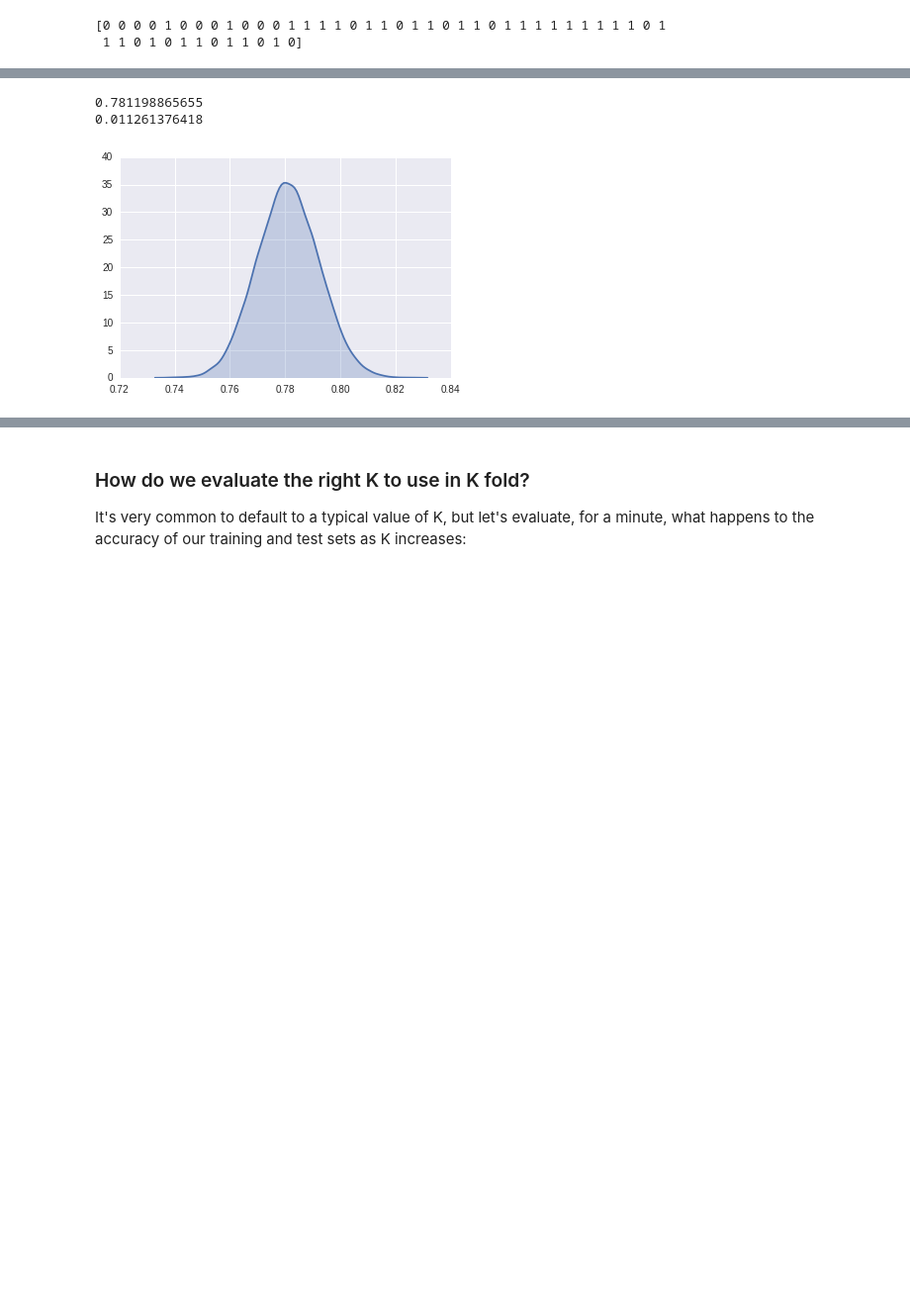
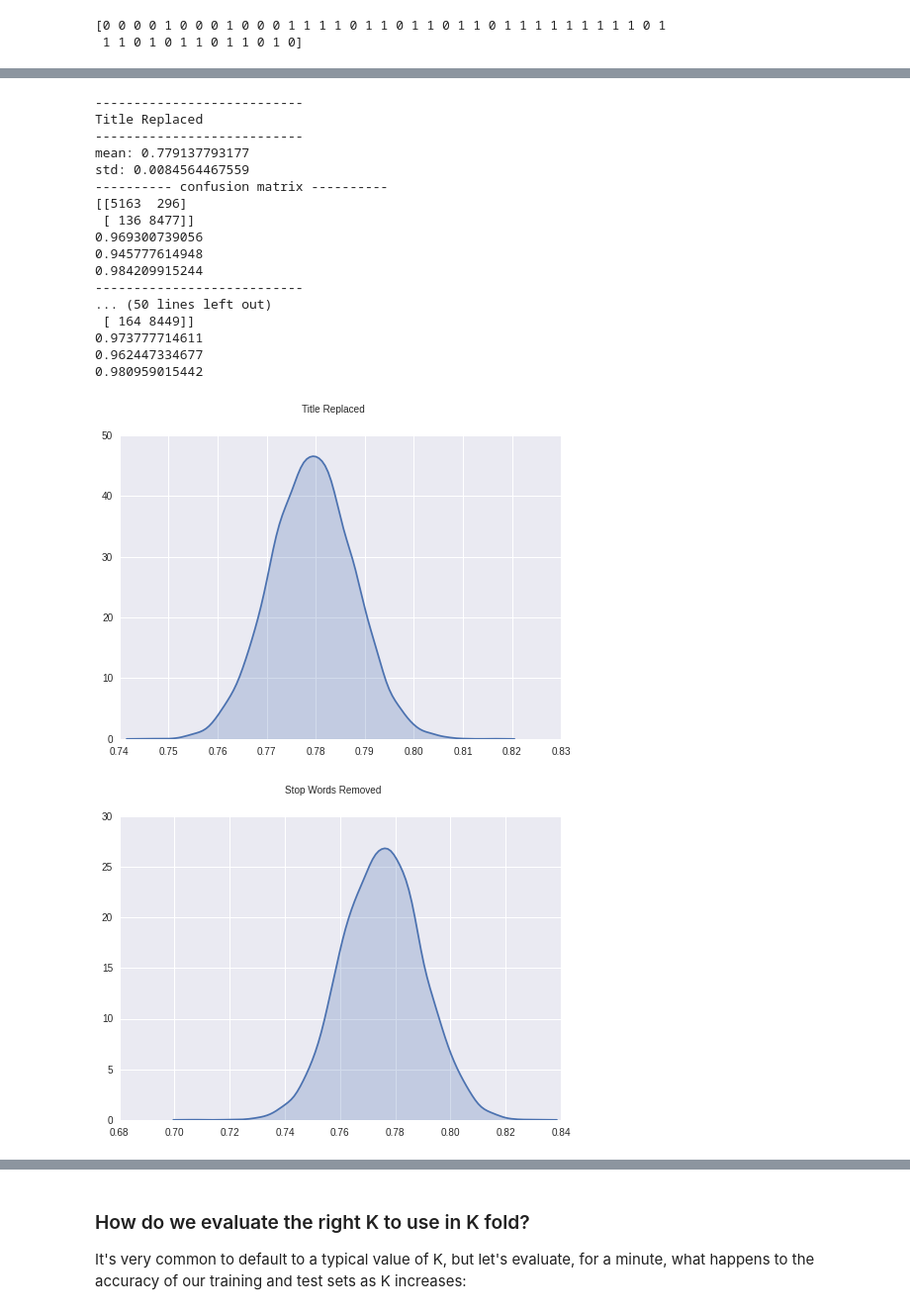
Before and after one commit to sallyi/ga_assignments, a Jupyter notebook: Text_Analysis.ipynb, the cells around one changed output, grey strips where cells are left out. Shown at 99% size. Cells and saved outputs as stored; diff of their text form; code cells hidden in the pictures; blank space fills up the shorter version.

```diff
--- a/Text_Analysis.ipynb
+++ b/Text_Analysis.ipynb
@@ -220,3 +130,0 @@ What's the difference between fit and fit_transform?
-# %%
-x = vectorizer.fit_transform(critics.quote)
-vectorizer.get_feature_names()
@@ -268,13 +178,16 @@ def train_and_measure(classifier, x, y, test_size):
     print "Accuracy on training data: %0.2f" % (training_accuracy)
     print "Accuracy on test data:     %0.2f" % (test_accuracy)
 
-train_and_measure(naive_bayes.MultinomialNB(), x, y, 0.3)
 
-x_ones = (x > 1) # recall that a bernoulli interpretation will only work with 1s and 0s, or binary data.
-train_and_measure(naive_bayes.BernoulliNB(), x_ones, y, 0.3)
-train_and_measure(naive_bayes.BernoulliNB(), x, y, 0.3)
+
 # and for the heck of it:
-
 from sklearn import linear_model
-train_and_measure(linear_model.LogisticRegression(), x, y, 0.3)
+for desc, x in vectorizers.iteritems():
+    print "---------------------------"
+    print desc
+    train_and_measure(naive_bayes.MultinomialNB(), x, y, 0.3)
+    x_ones = (x > 1) # recall that a bernoulli interpretation will only work with 1s and 0s, or binary data.
+    train_and_measure(naive_bayes.BernoulliNB(), x_ones, y, 0.3)
+    train_and_measure(naive_bayes.BernoulliNB(), x, y, 0.3)
+    train_and_measure(linear_model.LogisticRegression(), x, y, 0.3)
 # %% [output]
@@ -308,27 +211,63 @@ After: Evaluate which model seems to do it's best on the set.
 # %%
 import numpy as np
 from sklearn import cross_validation
+from sklearn.metrics import confusion_matrix
+from __future__ import division
 
-def classify_and_kfold_error(classifier, num_folds, x, y, return_plot= False):
+def classify_and_kfold_error(classifier, num_folds, x, y, desc, return_plot= False):
     kfold = cross_validation.KFold(n=x.shape[0], n_folds=num_folds, shuffle=True, random_state=1234)
 
     train_acc = []
     test_acc = []
     for train_index, test_index in kfold:
         clf = naive_bayes.MultinomialNB().fit(x[train_index], y[train_index])
         train_acc.append(clf.score(x[train_index], y[train_index]))
         test_acc.append(clf.score(x[test_index], y[test_index]))
 
-    print np.array(test_acc).mean()
-    print np.array(test_acc).std()
+    print "mean:", np.array(test_acc).mean()
+    print "std:", np.array(test_acc).std()
 
-    plt.figure()
+    fig = plt.figure()
+    fig.suptitle(desc)
     sns.kdeplot(np.random.normal(loc=np.array(test_acc).mean(), scale=np.array(test_acc).std(), size=10000), shade=True)
 
-classify_and_kfold_error(naive_bayes.MultinomialNB(), 10, x, y, return_plot=True)
+    y_true = y
+    y_pred = clf.predict(x)
 
-#how do we solve for k (the alpha parameter)
+    '''
+    Note! the confusion matrix here will be [0 1],
+    not [1, 0] as in the above image.
+    '''
+    conf = confusion_matrix(y_true, y_pred)
+    print '----------', 'confusion matrix' , '----------'
+    print conf
+
+    print clf.score(x, y)
+    print conf[0, 0] / (conf[0, 0] + conf[0, 1])
+    print conf[1, 1] / (conf[1, 0] + conf[1, 1])
+
+for desc, x in vectorizers.iteritems():
+    print "---------------------------"
+    print desc
+    print "---------------------------"
+    classify_and_kfold_error(naive_bayes.MultinomialNB(), 10, x, y, desc, return_plot=True)
 # %% [output]
-0.781198865655
-0.011261376418
+---------------------------
+Title Replaced
+---------------------------
+mean: 0.779137793177
+std: 0.0084564467559
+---------- confusion matrix ----------
+[[5163  296]
+ [ 136 8477]]
+0.969300739056
+0.945777614948
+0.984209915244
+---------------------------
+... (50 lines left out)
+ [ 164 8449]]
+0.973777714611
+0.962447334677
+0.980959015442
-[figure, old version]
+[figure, new version]
+[figure, added]
```
Also changed, not shown: parts of 37 cells of this notebook.
